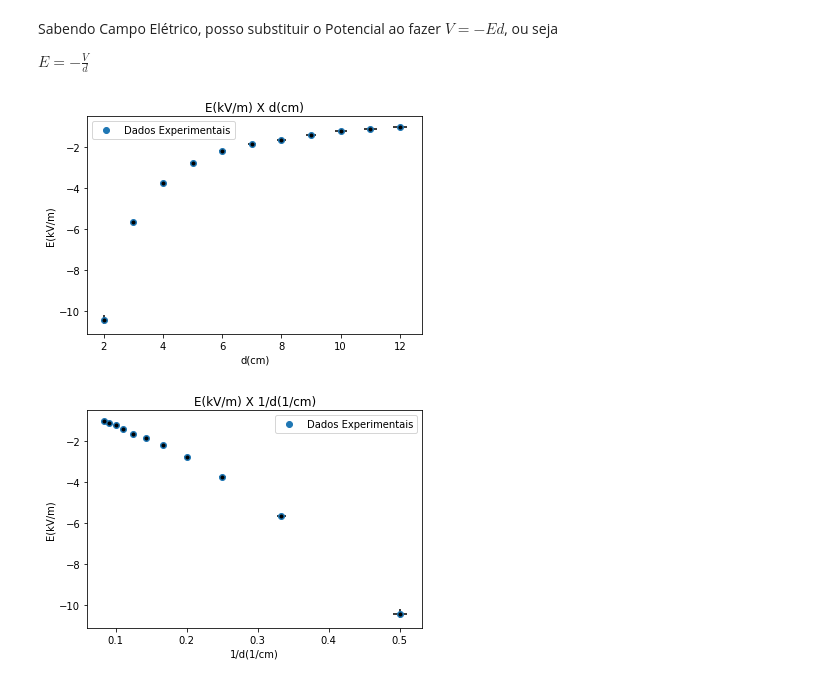
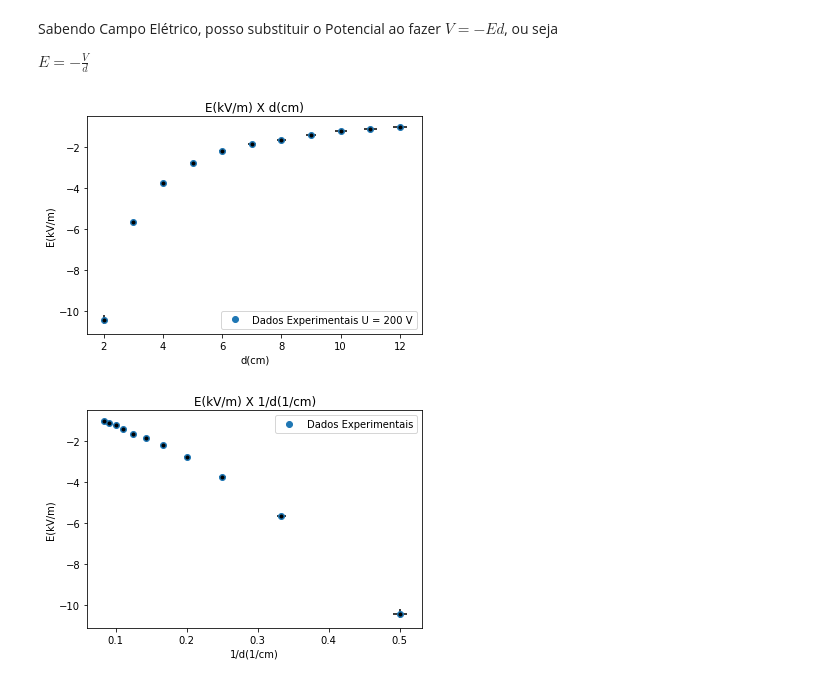
Before and after one commit to PassosSouza/LabII-CampoEletrico, a Jupyter notebook: Analise.ipynb, the cells around one changed output. Saved outputs shown, nothing was run; the diff lists cells and outputs as text; code cells hidden in the pictures.

```diff
--- a/Analise.ipynb
+++ b/Analise.ipynb
@@ -208,16 +214,16 @@ Sabendo Campo Elétrico, posso substituir o Potencial ao fazer $V = - Ed$, ou se
 
 $\boxed{E = -\frac{V}{d}}$
 # %%
-plt.plot(d,E2,'o', label = "Dados Experimentais")
+plt.plot(d,E2,'o', label = "Dados Experimentais U = 200 V")
 plt.errorbar(d,E2,yerr=eE2,xerr=ed,fmt='.k')
 
 plt.xlabel('d(cm)')
 plt.ylabel('E(kV/m)')
 plt.title('E(kV/m) X d(cm)')
 plt.legend()
 plt.savefig('graph-data-EXd.png')
 # %% [output]
-[figure, old version]
+[figure, new version]
 # %%
 d1 = np.ones(len(d))
 ed1 = np.ones(len(d))
```
Also changed, not shown: parts of 6 cells of this notebook.
